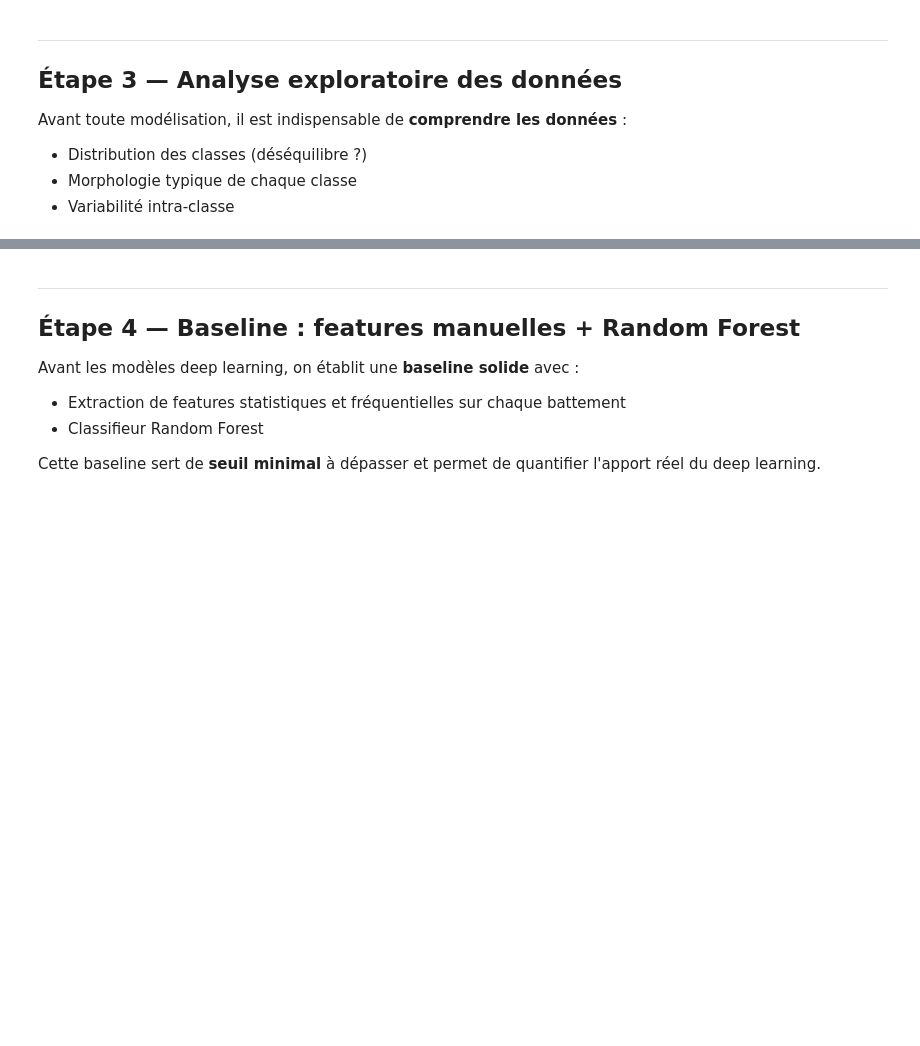
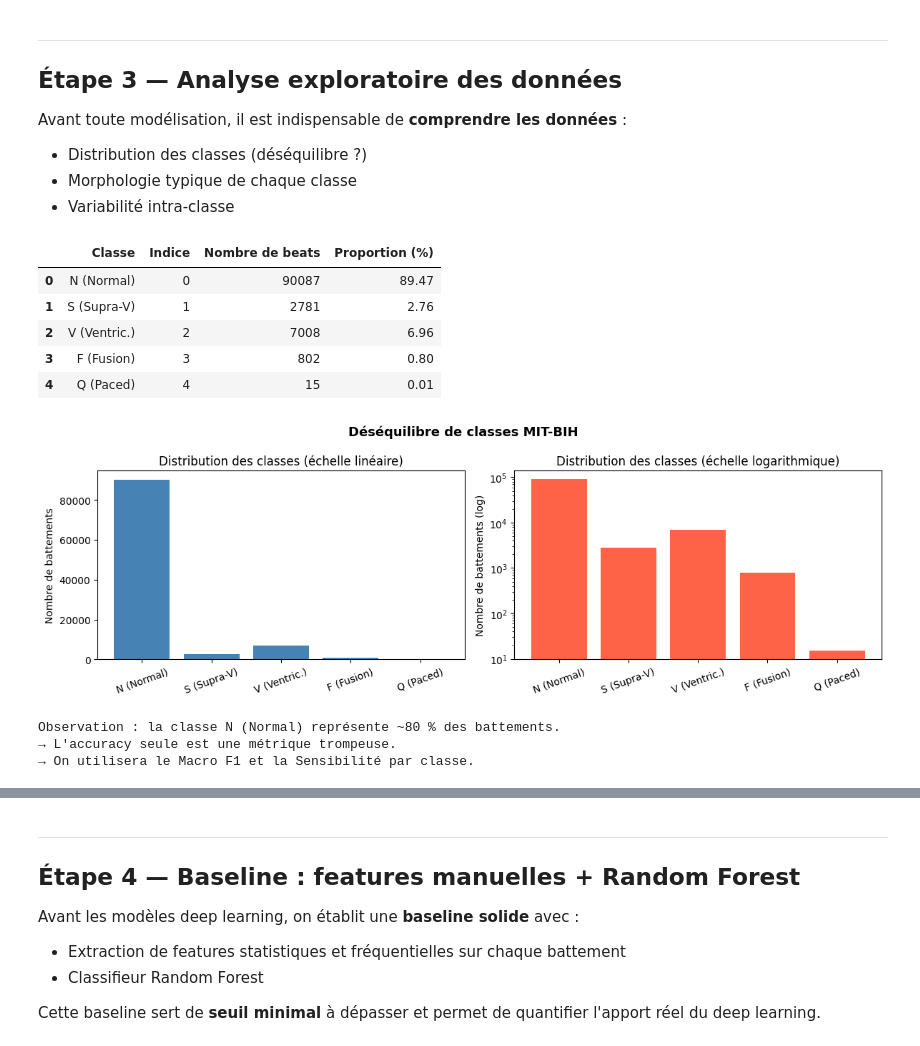
Before and after one commit to Houssam365/Classification-de-S-ries-Temporelles-M-dicales, a Jupyter notebook: notebooks/demo.ipynb, the cells around one changed output, grey strips where cells are left out. Saved outputs shown, nothing was run; the diff lists cells and outputs as text; code cells hidden in the pictures; blank space fills up the shorter version.

```diff
--- a/notebooks/demo.ipynb
+++ b/notebooks/demo.ipynb
@@ -170,0 +142,20 @@ print(f'Test  : {len(y_test):>7,} battements  ({len(test_ids)} enregistrements)'
+# %%
+from pathlib import Path
+
+# Définir le chemin d'accès aux données
+project_root = Path('/content/Classification-de-S-ries-Temporelles-M-dicales')
+data_dir = project_root / 'data'
+decoded_dir = data_dir / 'decoded'
+
+# Vérifier si le fichier pré-généré mitdb_beats.npz est disponible
+pre_generated_file = data_dir / 'mitdb_beats.npz'
+
+if pre_generated_file.exists():
+    print(f"Fichier pré-généré détecté : {pre_generated_file}")
+    print("Le téléchargement et la segmentation brute ont été ignorés car vous avez fourni le fichier final.")
+else:
+    # Téléchargement classique si le fichier npz final n'est pas présent
+    data_dir = download_mitdb()
+    decoded_dir = data_dir / 'decoded'
+    print(f'Données brutes téléchargées dans : {decoded_dir}')
+    print(f'Enregistrements disponibles : {len(list(decoded_dir.glob("*.npz")))}')
@@ -206,2 +242,37 @@ print('→ On utilisera le Macro F1 et la Sensibilité par classe.')
+# %%
+# Tableau descriptif du déséquilibre de classes
+df_desc = dataset.describe()
+display(df_desc)
+
+fig, axes = plt.subplots(1, 2, figsize=(12, 4))
+
+axes[0].bar(df_desc['Classe'], df_desc['Nombre de beats'], color='steelblue')
+axes[0].set_title('Distribution des classes (échelle linéaire)')
+axes[0].set_ylabel('Nombre de battements')
+axes[0].tick_params(axis='x', rotation=20)
+
+axes[1].bar(df_desc['Classe'], df_desc['Nombre de beats'], color='tomato', log=True)
+axes[1].set_title('Distribution des classes (échelle logarithmique)')
+axes[1].set_ylabel('Nombre de battements (log)')
+axes[1].tick_params(axis='x', rotation=20)
+
+plt.suptitle('Déséquilibre de classes MIT-BIH', fontsize=13, fontweight='bold')
+plt.tight_layout()
+plt.show()
+
+print('\nObservation : la classe N (Normal) représente ~80 % des battements.')
+print('→ L\'accuracy seule est une métrique trompeuse.')
+print('→ On utilisera le Macro F1 et la Sensibilité par classe.')
+# %% [output]
+|  | Classe | Indice | Nombre de beats | Proportion (%) |
+| 0 | N (Normal) | 0 | 90087 | 89.47 |
+| 1 | S (Supra-V) | 1 | 2781 | 2.76 |
+| 2 | V (Ventric.) | 2 | 7008 | 6.96 |
+| 3 | F (Fusion) | 3 | 802 | 0.80 |
+| 4 | Q (Paced) | 4 | 15 | 0.01 |
+[figure, added]
+Observation : la classe N (Normal) représente ~80 % des battements.
+→ L'accuracy seule est une métrique trompeuse.
+→ On utilisera le Macro F1 et la Sensibilité par classe.
 # %%
 # Affichage d'exemples de signaux ECG par classe
```
Also changed, not shown: parts of 15 cells of this notebook.
